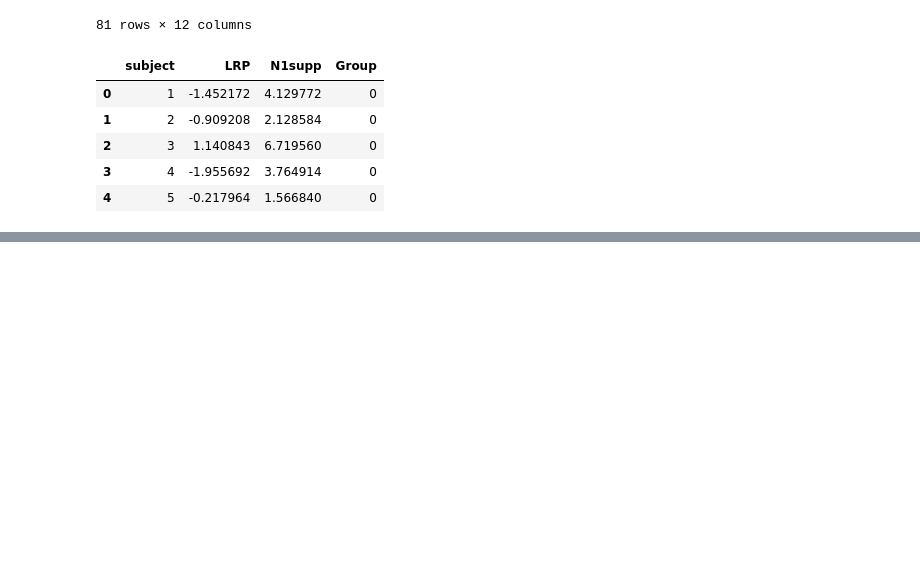
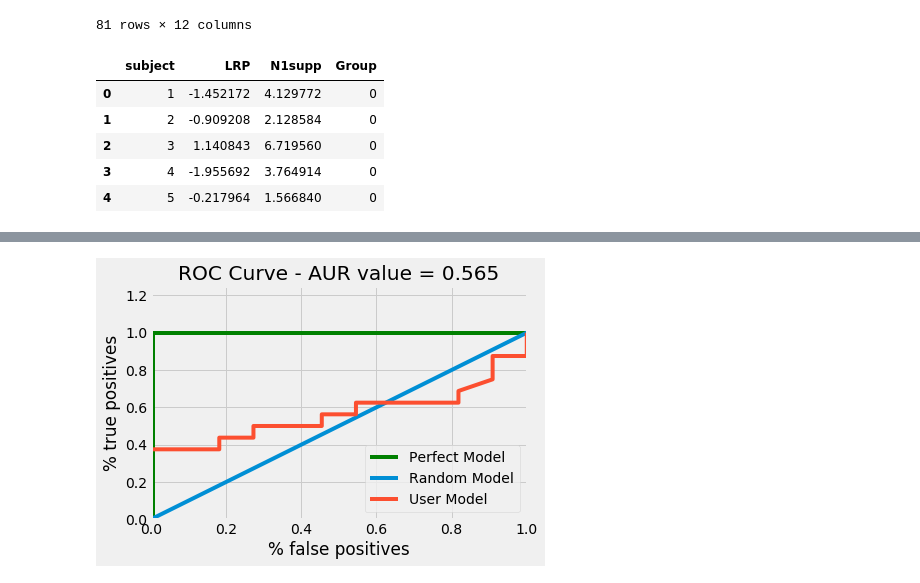
Before and after one commit to karljaats/EEG-data-from-basic-sensory-task-in-Schizophrenia, a Jupyter notebook: Model.ipynb, the cells around one changed output, grey strips where cells are left out. Cells and saved outputs as stored; diff of their text form; code cells hidden in the pictures; blank space fills up the shorter version.

```diff
--- a/Model.ipynb
+++ b/Model.ipynb
@@ -194,0 +275,6 @@ print(svm.score(X_test, y_test))
+# %%
+###Base model
+y_pred_proba2 = clf.predict_proba(X=X_test)
+roccurve(y_values=y_test, y_preds_proba=y_pred_proba2[:,1])
+# %% [output]
+[figure, added]
```
Also changed, not shown: parts of 7 cells of this notebook.
